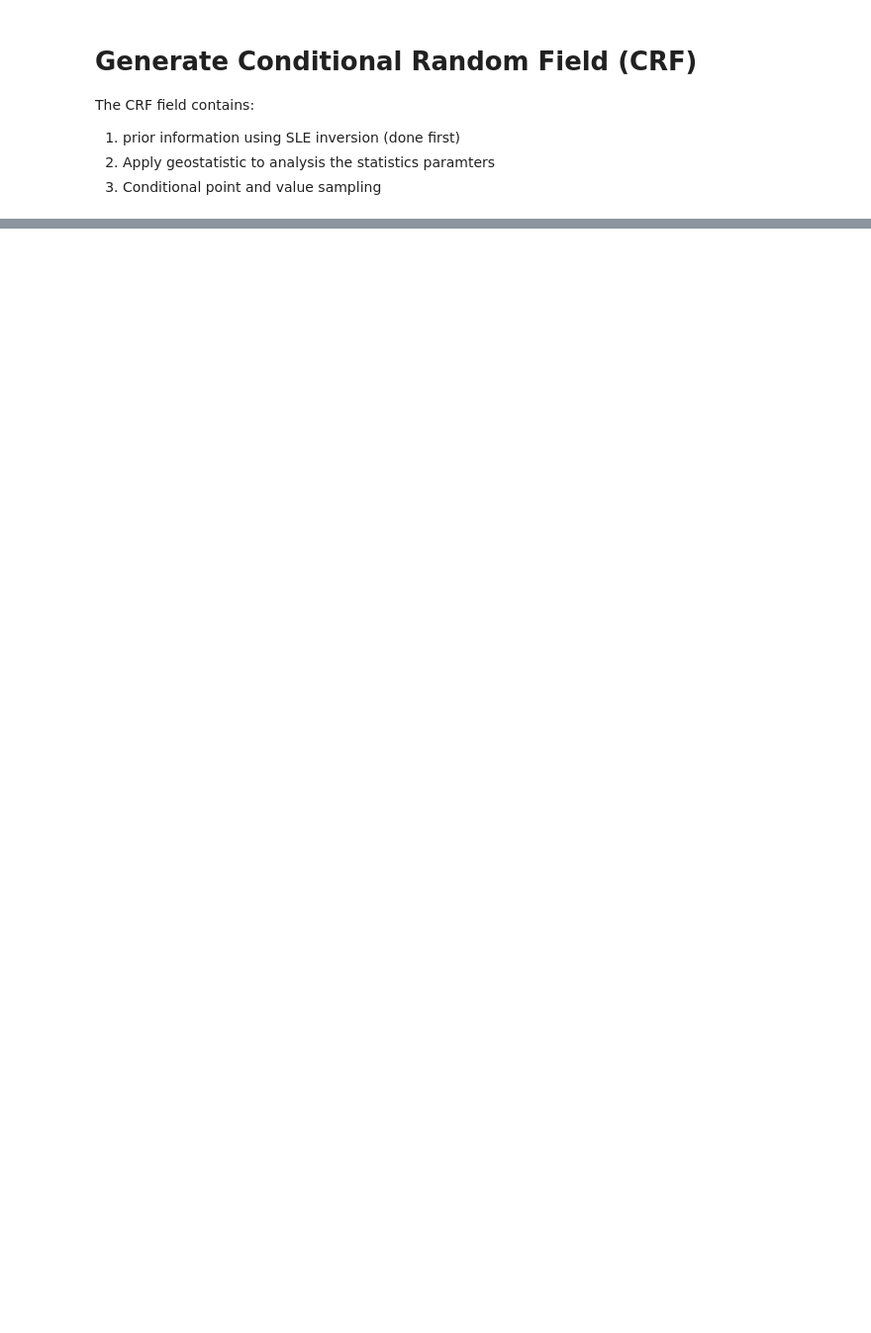
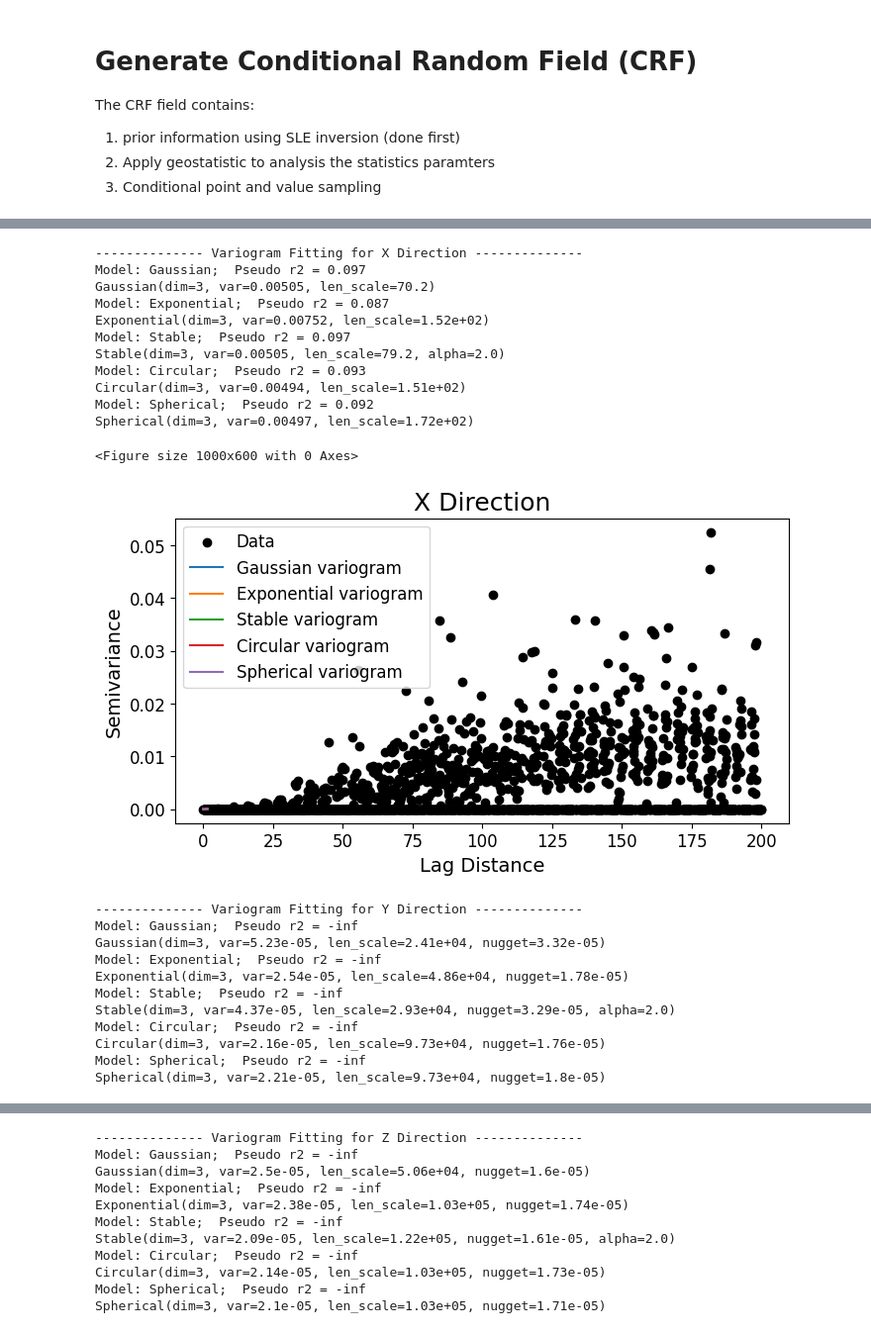
Before and after one commit to PseudoCaliina/HTNN_Sandbox, a Jupyter notebook: generate_crf.ipynb, the cells around one changed output, grey strips where cells are left out. Shown at 99% size. Saved outputs shown, nothing was run; the diff lists cells and outputs as text; code cells hidden in the pictures; blank space fills up the shorter version.

```diff
--- a/generate_crf.ipynb
+++ b/generate_crf.ipynb
@@ -296,0 +293,43 @@ plt.plot(df_prior_core['lnK'])
+# %%
+df_geo = pd.DataFrame({'x': xg.flatten(),
+                       'y': yg.flatten(),
+                       'z': zg.flatten(),
+                       'ln_mean': inter_inK.flatten()})
+# plot_3d_isosurfaces(df_geo, 'ln_mean', 5, [-10, -7], 'SLE lnK interpolation')
+
+bins_x = np.arange(0,  200 ,  0.1)
+bins_y = np.arange(0,  1,     0.1)
+bins_z = np.arange(0,  1.5 ,  0.1)
+
+plt.figure(figsize = (10, 6))
+variogram_test(coordinate = (xg,yg,zg), value=df_geo['ln_mean'], bins= bins_x, direction='X', max_dis = 1.5)
+plt.show()
+variogram_test(coordinate = (xg,yg,zg), value=df_geo['ln_mean'], bins= bins_y, direction='Y', max_dis = 1)
+plt.show()
+variogram_test(coordinate = (xg,yg,zg), value=df_geo['ln_mean'], bins= bins_z, direction='Z', max_dis = 1.5)
+plt.show()
+# %% [output]
+-------------- Variogram Fitting for X Direction --------------
+Model: Gaussian;  Pseudo r2 = 0.097
+Gaussian(dim=3, var=0.00505, len_scale=70.2)
+Model: Exponential;  Pseudo r2 = 0.087
+Exponential(dim=3, var=0.00752, len_scale=1.52e+02)
+Model: Stable;  Pseudo r2 = 0.097
+Stable(dim=3, var=0.00505, len_scale=79.2, alpha=2.0)
+Model: Circular;  Pseudo r2 = 0.093
+Circular(dim=3, var=0.00494, len_scale=1.51e+02)
+Model: Spherical;  Pseudo r2 = 0.092
+Spherical(dim=3, var=0.00497, len_scale=1.72e+02)
+<Figure size 1000x600 with 0 Axes>
+[figure, added]
+-------------- Variogram Fitting for Y Direction --------------
+Model: Gaussian;  Pseudo r2 = -inf
+Gaussian(dim=3, var=5.23e-05, len_scale=2.41e+04, nugget=3.32e-05)
+Model: Exponential;  Pseudo r2 = -inf
+Exponential(dim=3, var=2.54e-05, len_scale=4.86e+04, nugget=1.78e-05)
+Model: Stable;  Pseudo r2 = -inf
+Stable(dim=3, var=4.37e-05, len_scale=2.93e+04, nugget=3.29e-05, alpha=2.0)
+Model: Circular;  Pseudo r2 = -inf
+Circular(dim=3, var=2.16e-05, len_scale=9.73e+04, nugget=1.76e-05)
+Model: Spherical;  Pseudo r2 = -inf
+Spherical(dim=3, var=2.21e-05, len_scale=9.73e+04, nugget=1.8e-05)
@@ -296,0 +337,11 @@ plt.plot(df_prior_core['lnK'])
+-------------- Variogram Fitting for Z Direction --------------
+Model: Gaussian;  Pseudo r2 = -inf
+Gaussian(dim=3, var=2.5e-05, len_scale=5.06e+04, nugget=1.6e-05)
+Model: Exponential;  Pseudo r2 = -inf
+Exponential(dim=3, var=2.38e-05, len_scale=1.03e+05, nugget=1.74e-05)
+Model: Stable;  Pseudo r2 = -inf
+Stable(dim=3, var=2.09e-05, len_scale=1.22e+05, nugget=1.61e-05, alpha=2.0)
+Model: Circular;  Pseudo r2 = -inf
+Circular(dim=3, var=2.14e-05, len_scale=1.03e+05, nugget=1.73e-05)
+Model: Spherical;  Pseudo r2 = -inf
+Spherical(dim=3, var=2.1e-05, len_scale=1.03e+05, nugget=1.71e-05)
```
Also changed, not shown: parts of 4 cells of this notebook, 1 other file.
